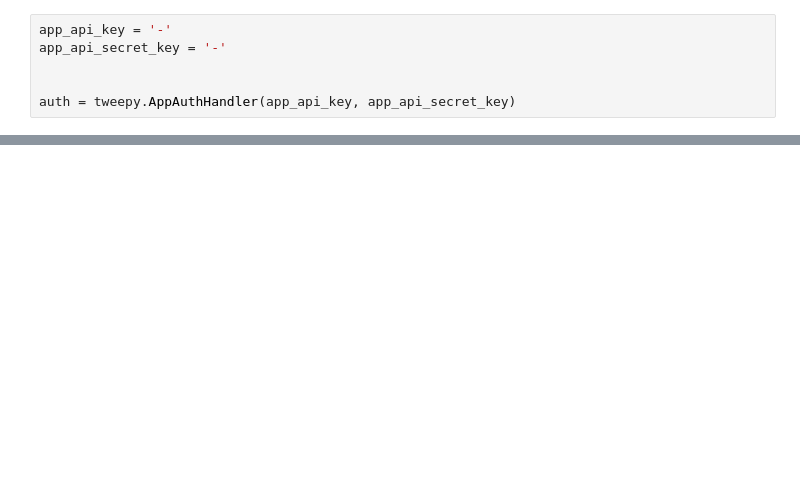
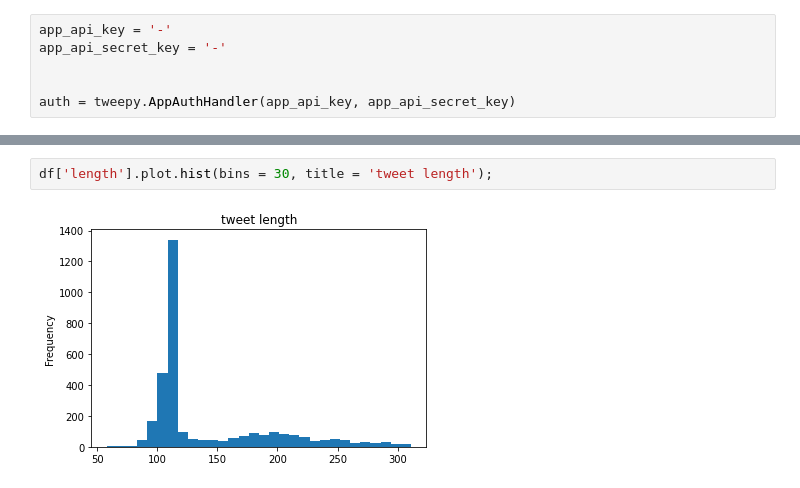
Before and after one commit to lkarjun/workouts-nlp, a Jupyter notebook: 4. Twitter-Usertimeline-Analysing/usertimeline.ipynb, the cells around one changed output, grey strips where cells are left out. Saved outputs shown, nothing was run; the diff lists cells and outputs as text; blank space fills up the shorter version.

```diff
--- a/4. Twitter-Usertimeline-Analysing/usertimeline.ipynb
+++ b/4. Twitter-Usertimeline-Analysing/usertimeline.ipynb
@@ -59,0 +90,4 @@ df_clean.head()
+# %%
+df['length'].plot.hist(bins = 30, title = 'tweet length');
+# %% [output]
+[figure, added]
```
Also changed, not shown: parts of 25 cells of this notebook.
